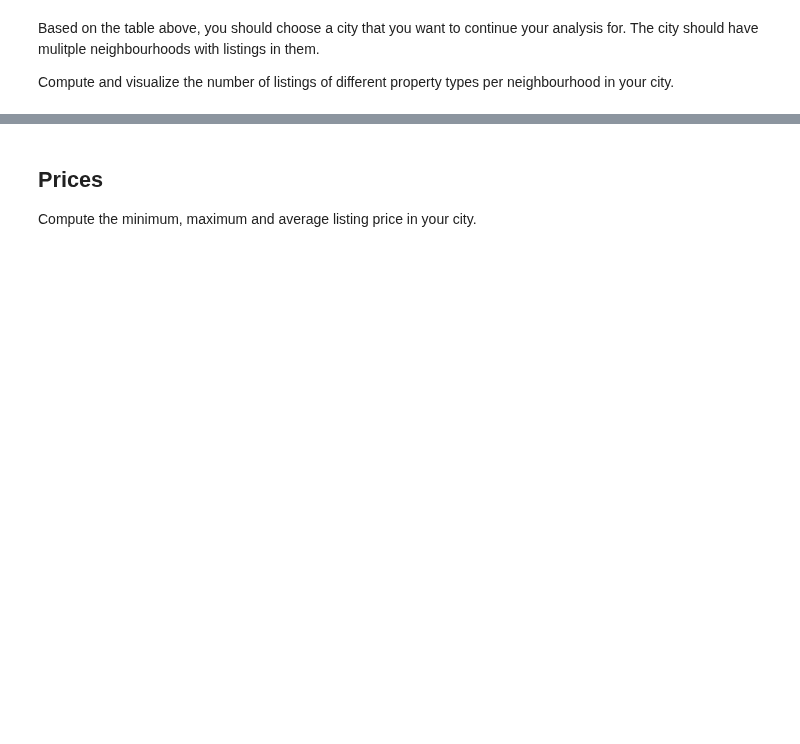
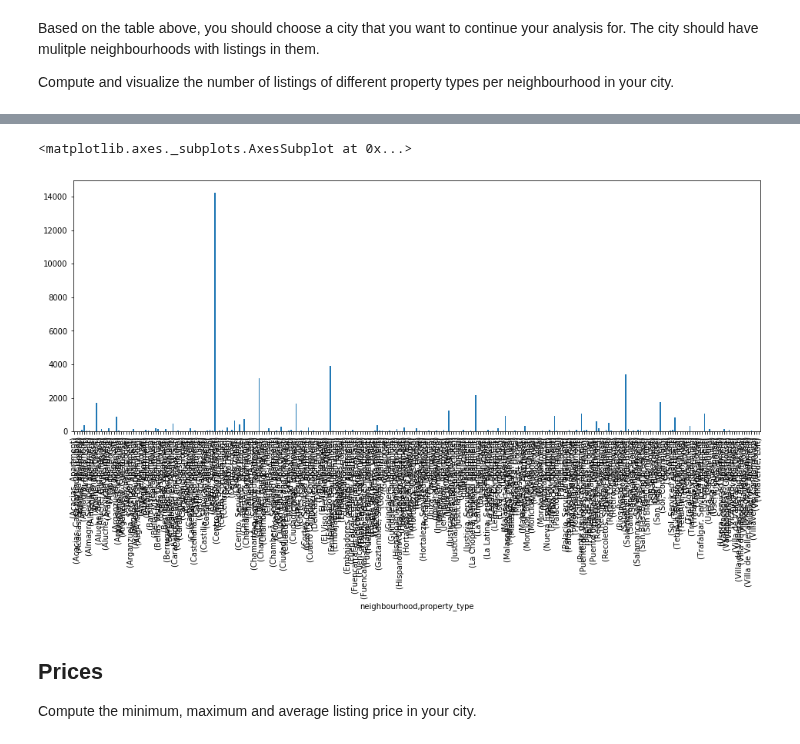
Before and after one commit to grimurz/project3, a Jupyter notebook: Project 3 - Airbnb.ipynb, the cells around one changed output, grey strips where cells are left out. Saved outputs shown, nothing was run; the diff lists cells and outputs as text; code cells hidden in the pictures; blank space fills up the shorter version.

```diff
--- a/Project 3 - Airbnb.ipynb
+++ b/Project 3 - Airbnb.ipynb
@@ -246,4 +244,12 @@ dflc_madrid_prop.show()
 only showing top 20 rows
+# %%
+pdf = dflc_madrid_prop.select("*").toPandas()
+
+fig, ax = plt.subplots(figsize=(16,6))
+pdf.groupby(['neighbourhood','property_type']).sum()['number_listings'].plot.bar(ax=ax)
+# %% [output]
+<matplotlib.axes._subplots.AxesSubplot at 0x...>
+[figure, added]
 # %% [markdown]
 ## Prices
 Compute the minimum, maximum and average listing price in your city.
```
Also changed, not shown: parts of 12 cells of this notebook.
